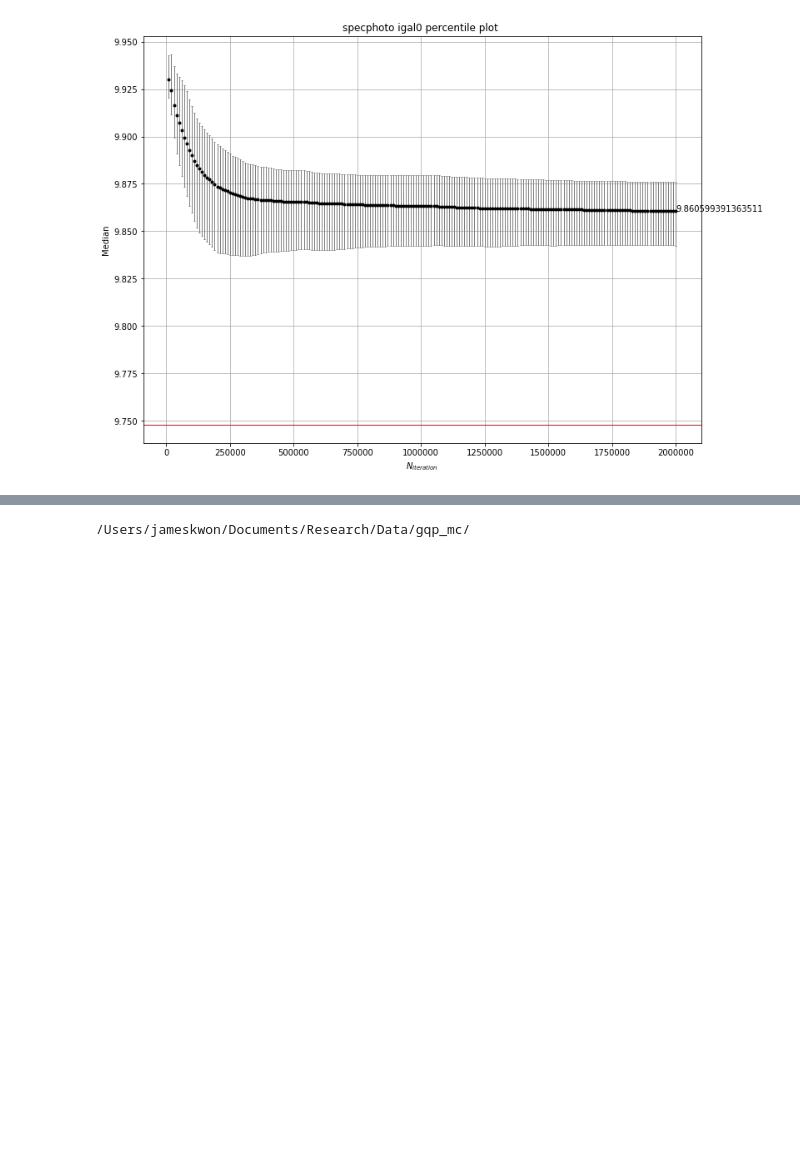
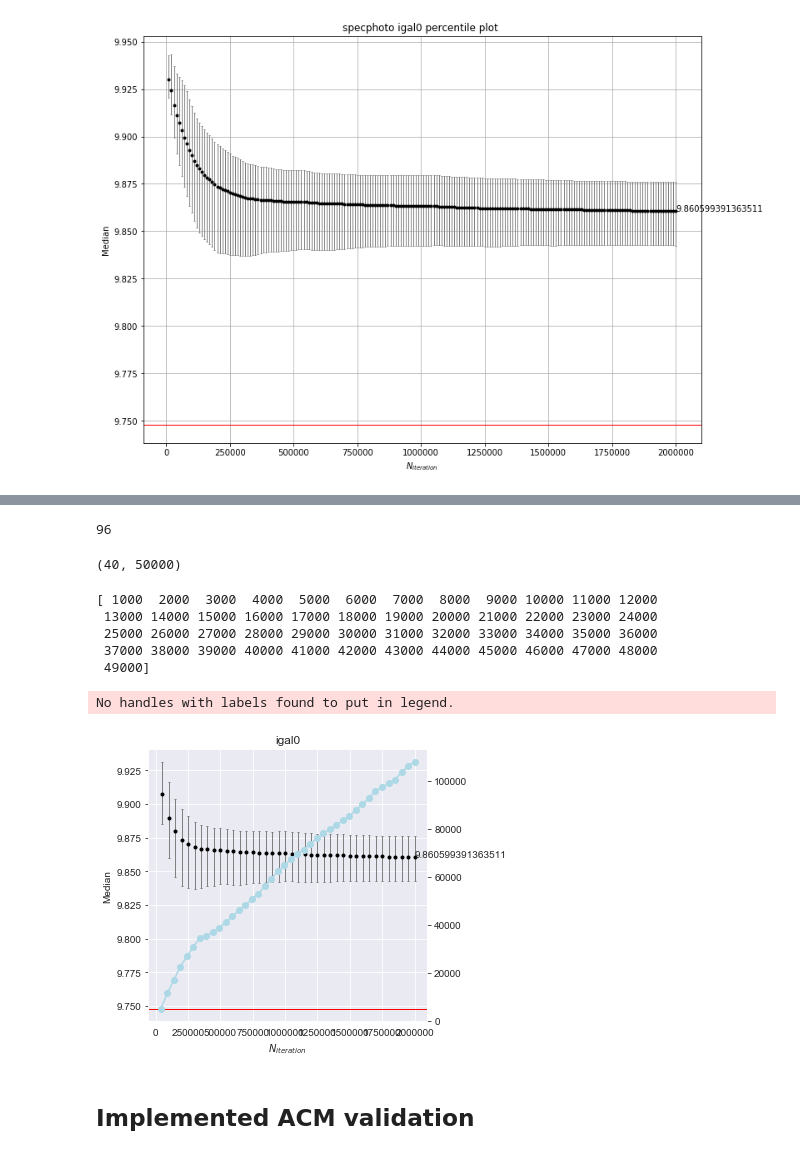
Before and after one commit to kgb0255/GQPMC_v2_JAMES, a Jupyter notebook: ACM.ipynb, the cells around one changed output, grey strips where cells are left out. Cells and saved outputs as stored; diff of their text form; code cells hidden in the pictures; blank space fills up the shorter version.

```diff
--- a/ACM.ipynb
+++ b/ACM.ipynb
@@ -319,0 +153,58 @@ test_gal.avg_perc_plot(0,'specphoto',step = 10000)
+# %%
+chain_data = []
+
+for i,c in enumerate(gqpmc_chains):
+    print(i, end = '\r')
+    if c is not 'no':
+        temp = c['mcmc_chain'][...][:,0]
+        reshaped_temp = []
+        for i in range(num_walkers):
+            reshaped_temp.append(temp[i::num_walkers])
+        reshaped_temp= np.array(reshaped_temp)
+        chain_data.append(reshaped_temp)
+    else:
+        chain_data.append(c)
+# %% [output]
+96
+# %%
+chain_data2 = np.array(chain_data[0])
+# %% [output]
+(40, 50000)
+# %%
+print(N)
+# %% [output]
+[ 1000  2000  3000  4000  5000  6000  7000  8000  9000 10000 11000 12000
+ 13000 14000 15000 16000 17000 18000 19000 20000 21000 22000 23000 24000
+ 25000 26000 27000 28000 29000 30000 31000 32000 33000 34000 35000 36000
+ 37000 38000 39000 40000 41000 42000 43000 44000 45000 46000 47000 48000
+ 49000]
+# %%
+import seaborn as sns
+import warnings
+warnings.simplefilter('ignore')
+sns.set_style('dark')
+for i in range(igal):
+    if class_chains[i] is not 'no':
+        fig, ax = plt.subplots(1,1, figsize = (5,5))
+        ax.set_title(f'igal{i}')
+        ax2 = ax.twinx()
+        gal_data = np.array(chain_data[i])
+        length = gal_data.shape[1]
+        class_chains[i].avg_perc_plot(ax,i,'specphoto',step = length)
+        N = np.arange(1000,length,1000)
+        N = np.linspace(1000,length,40,dtype=int)
+        new = np.empty(len(N))
+        for j,n in enumerate(N):
+            new[j] = autocorr_new(gal_data[:,:n])
+        ax2.plot(N*40,new*40, 'o-', color = 'lightblue')
+#         ax2.plot(N*40,N*40)
+#         ax2.plot(N*40,N/17.5, ls = '--', c = 'k', label = 'N/17.5', color = 'steelblue')
+#         ax2.plot(N*40,N/25, ls = '-.', c = 'k', label = 'N/2', color = 'steelblue')
+        ax2.legend(frameon = False)
+        fig.savefig(f'igals_fig/igal{i}.pdf', format = 'pdf', bbox_inches = 'tight')
+    break
+# %% [output]
+No handles with labels found to put in legend.
+[figure, added]
+# %% [markdown]
+## Implemented ACM validation
@@ -320,5 +267,2 @@ test_gal.avg_perc_plot(0,'specphoto',step = 10000)
 # %%
-gqpmc_path = os.environ.get('GQPMC_DIR')
-print(gqpmc_path)
+path = os.environ.get('GQPMC_DIR') + 'mini_mocha/ispeculator/ACM/run_03/'
-# %% [output]
-/Users/jameskwon/Documents/Research/Data/gqp_mc/
```
Also changed, not shown: parts of 24 cells of this notebook.
